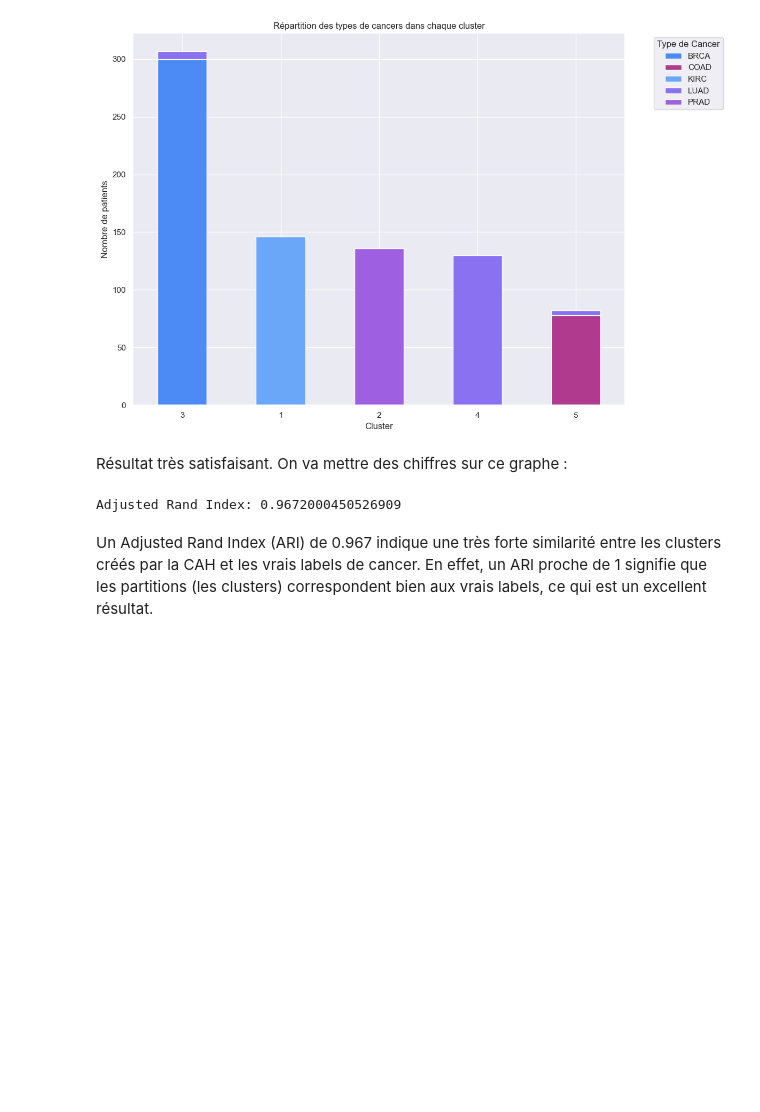
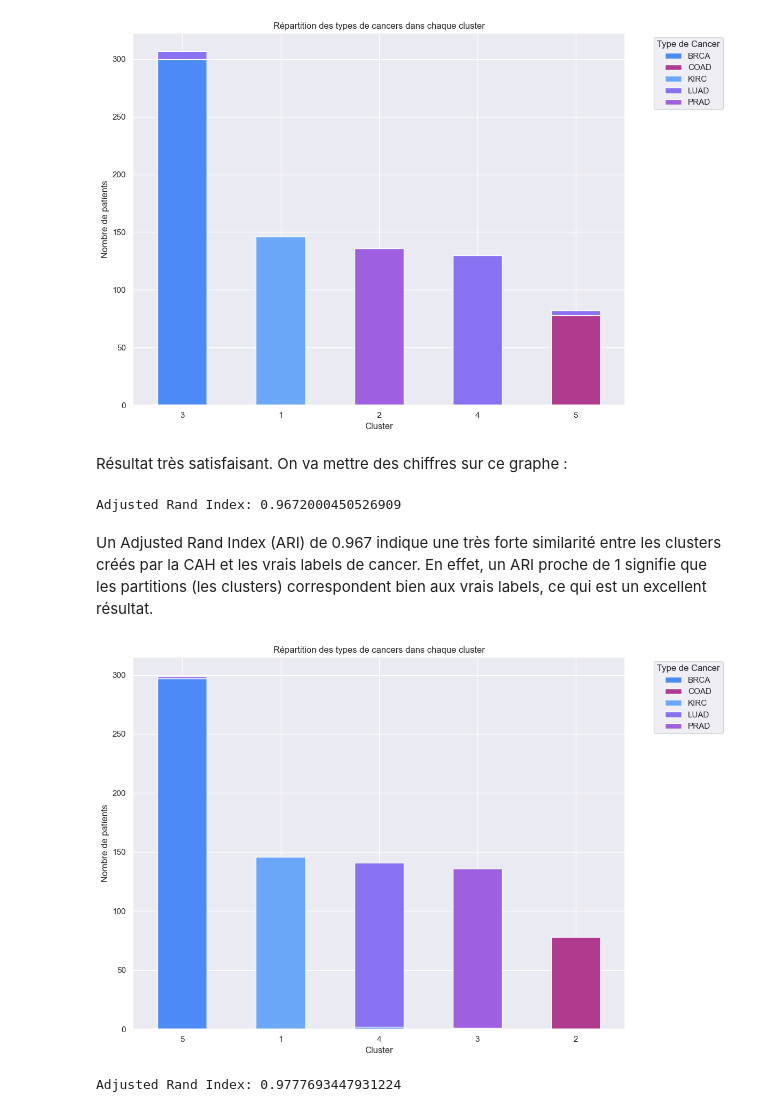
Before and after one commit to leaajo/APST, a Jupyter notebook: 2_cah.ipynb, the cells around one changed output. Cells and saved outputs as stored; diff of their text form; code cells hidden in the pictures; blank space fills up the shorter version.

```diff
--- a/2_cah.ipynb
+++ b/2_cah.ipynb
@@ -278,3 +326,49 @@ print(f"Adjusted Rand Index: {ari}")
 Adjusted Rand Index: 0.9672000450526909
 # %% [markdown]
 Un Adjusted Rand Index (ARI) de 0.967 indique une très forte similarité entre les clusters créés par la CAH et les vrais labels de cancer. En effet, un ARI proche de 1 signifie que les partitions (les clusters) correspondent bien aux vrais labels, ce qui est un excellent résultat.
+# %%
+# Réalisation de l'ACP en gardant uniquement les 100 premières composantes
+pca = PCA(n_components=100)
+components = pca.fit_transform(df_scaled)
+
+# Standardisation des composantes principales
+scaler = StandardScaler()
+components_scaled = scaler.fit_transform(components)
+
+# Clustering hiérarchique avec la méthode de Ward
+linkage_matrix = linkage(components_scaled, method='ward')
+
+# Créer les classes en fonction d'un seuil de distance (ici 80)
+clusters = fcluster(linkage_matrix, t=39, criterion='distance')
+
+# Charger les labels
+labels = pd.read_csv('data/labels.csv')
+
+# Ajouter les clusters au DataFrame des labels
+labels['Clusters'] = clusters
+
+# Compter le nombre de patients de chaque type de cancer dans chaque cluster
+cluster_counts = labels.groupby(['Clusters', 'Class']).size().unstack(fill_value=0)
+
+# Trier les clusters en fonction de la fréquence totale des patients dans chaque cluster
+cluster_counts = cluster_counts.loc[cluster_counts.sum(axis=1).sort_values(ascending=False).index]
+
+# Visualiser les résultats avec un barplot en utilisant les couleurs personnalisées
+colors = ['#4C8BF5', '#B03B8E', '#6BA7F8', '#8A71F2', '#9E60E0']
+
+cluster_counts.plot(kind='bar', stacked=True, figsize=(12, 8), color=colors)
+
+plt.title('Répartition des types de cancers dans chaque cluster')
+plt.xlabel('Cluster')
+plt.ylabel('Nombre de patients')
+plt.xticks(rotation=0)
+plt.legend(title='Type de Cancer', bbox_to_anchor=(1.05, 1), loc='upper left')
+plt.tight_layout()
+plt.show()
+
+# Calcul de l'Adjusted Rand Index (ARI)
+ari = adjusted_rand_score(labels['Class'], clusters)
+print(f"Adjusted Rand Index: {ari}")
+# %% [output]
+[figure, added]
+Adjusted Rand Index: 0.9777693447931224
```
Also changed, not shown: parts of 5 cells of this notebook.
